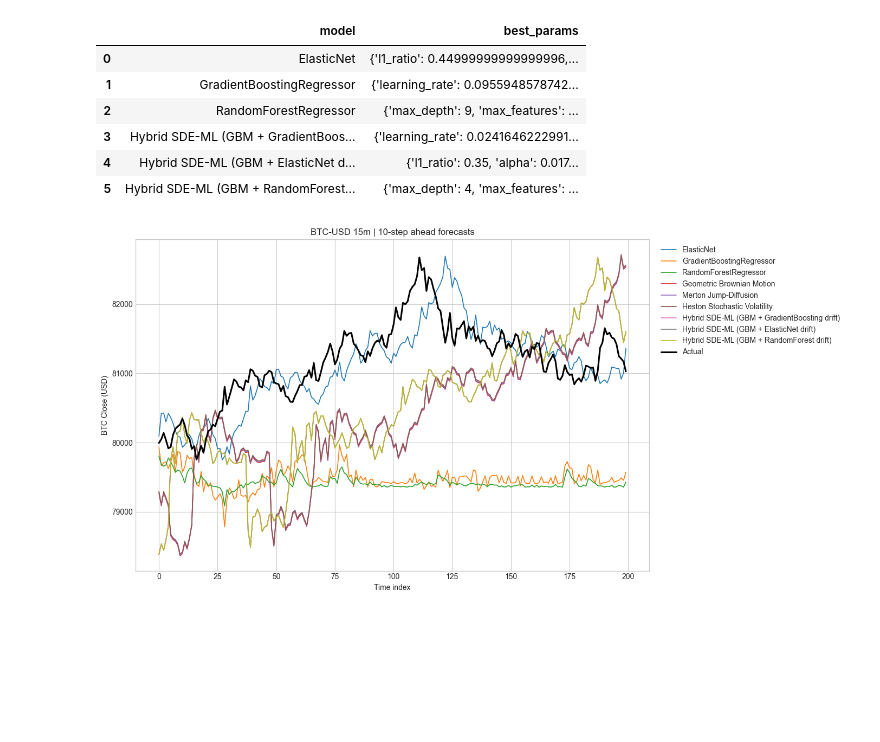
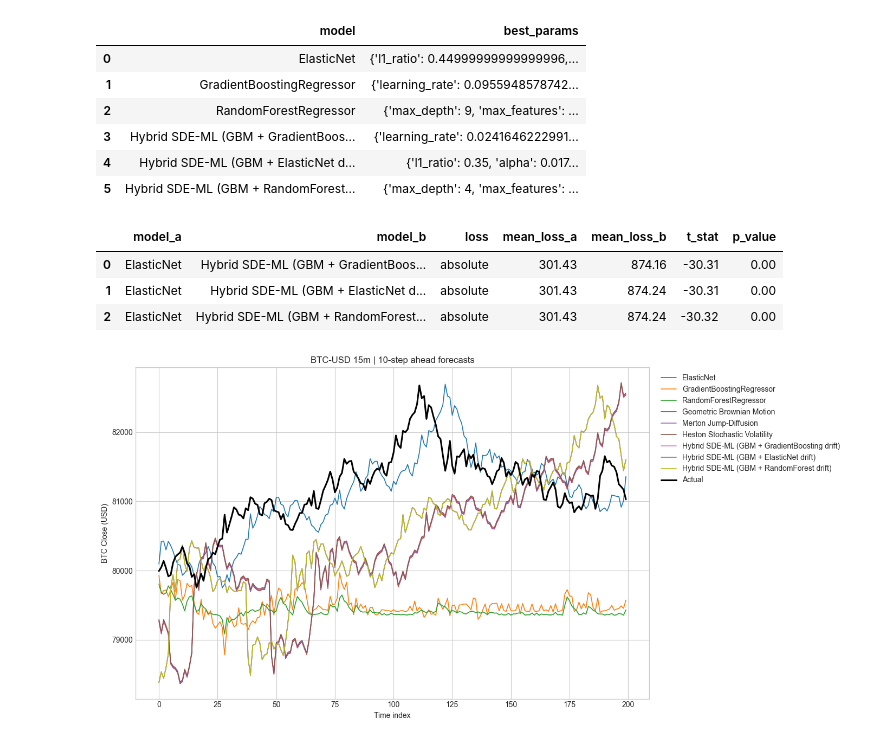
Before and after one commit to Psellloni/Bitcoin-price-prediction, a Jupyter notebook: hybrid_inference.ipynb, the cells around one changed output. Cells and saved outputs as stored; diff of their text form; code cells hidden in the pictures; blank space fills up the shorter version.

```diff
--- a/hybrid_inference.ipynb
+++ b/hybrid_inference.ipynb
@@ -296,6 +279,40 @@ pd.DataFrame([{'model': name, 'best_params': params} for name, params in best_pa
 | 3 | Hybrid SDE-ML (GBM + GradientBoos... | {'learning_rate': 0.0241646222991... |
 | 4 | Hybrid SDE-ML (GBM + ElasticNet d... | {'l1_ratio': 0.35, 'alpha': 0.017... |
 | 5 | Hybrid SDE-ML (GBM + RandomForest... | {'max_depth': 4, 'max_features': ... |
+# %%
+significance_checks = [
+    paired_t_test_errors(
+        predictions['ElasticNet'][0],
+        predictions['ElasticNet'][1],
+        predictions['Hybrid SDE-ML (GBM + GradientBoosting drift)'][1],
+        loss='absolute',
+        model_a='ElasticNet',
+        model_b='Hybrid SDE-ML (GBM + GradientBoosting drift)',
+    ),
+    paired_t_test_errors(
+        predictions['ElasticNet'][0],
+        predictions['ElasticNet'][1],
+        predictions['Hybrid SDE-ML (GBM + ElasticNet drift)'][1],
+        loss='absolute',
+        model_a='ElasticNet',
+        model_b='Hybrid SDE-ML (GBM + ElasticNet drift)',
+    ),
+    paired_t_test_errors(
+        predictions['ElasticNet'][0],
+        predictions['ElasticNet'][1],
+        predictions['Hybrid SDE-ML (GBM + RandomForest drift)'][1],
+        loss='absolute',
+        model_a='ElasticNet',
+        model_b='Hybrid SDE-ML (GBM + RandomForest drift)',
+    ),
+]
+
+pd.DataFrame(significance_checks)
+# %% [output]
+|  | model_a | model_b | loss | mean_loss_a | mean_loss_b | t_stat | p_value |
+| 0 | ElasticNet | Hybrid SDE-ML (GBM + GradientBoos... | absolute | 301.43 | 874.16 | -30.31 | 0.00 |
+| 1 | ElasticNet | Hybrid SDE-ML (GBM + ElasticNet d... | absolute | 301.43 | 874.24 | -30.31 | 0.00 |
+| 2 | ElasticNet | Hybrid SDE-ML (GBM + RandomForest... | absolute | 301.43 | 874.24 | -30.32 | 0.00 |
 # %%
 plt.figure(figsize=(14, 7))
 for model_name, (y_true, y_pred) in predictions.items():
```
Also changed, not shown: parts of 2 cells of this notebook, 1 other file.
